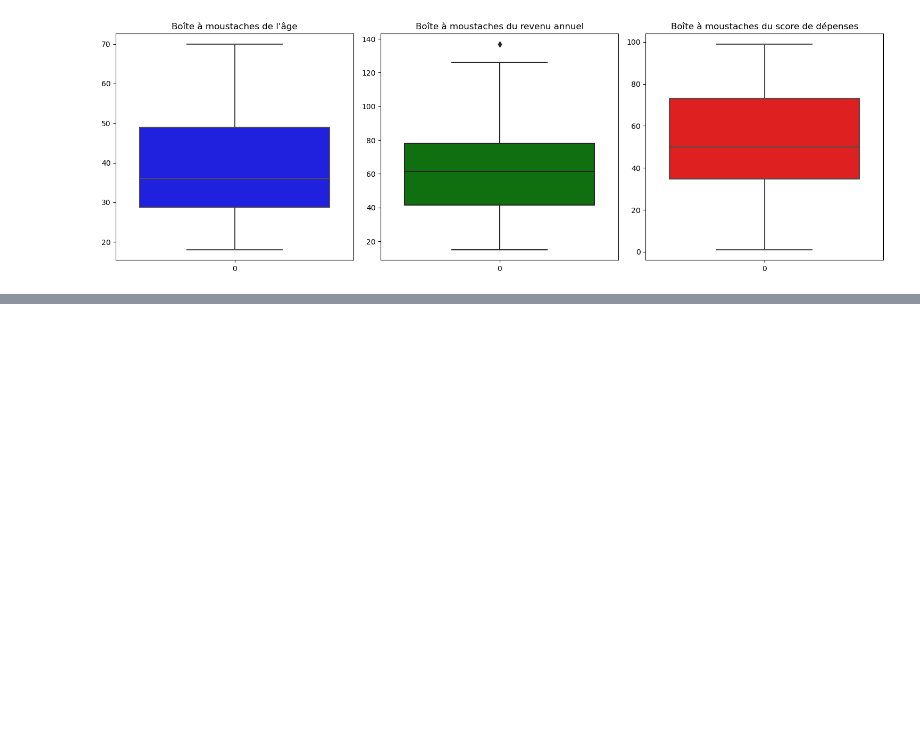
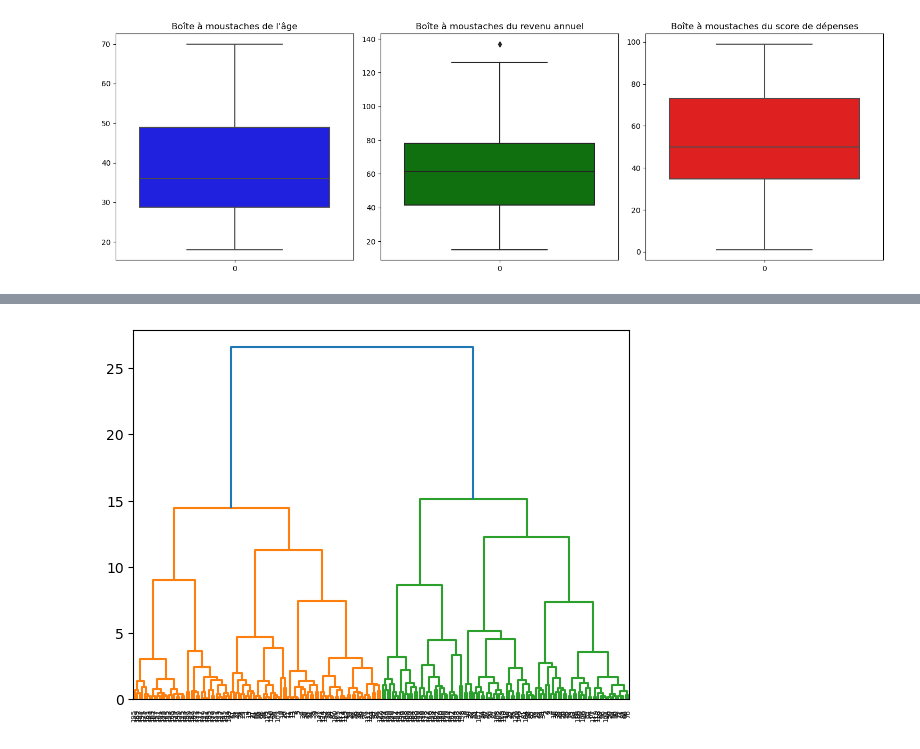
Before and after one commit to Makima225/D-tection_Fraude_Carte_Bancaire, a Jupyter notebook: projets.ipynb, the cells around one changed output, grey strips where cells are left out. Drawn from its saved outputs; the diff is of its cells as text; code cells hidden in the pictures; blank space fills up the shorter version.

```diff
--- a/projets.ipynb
+++ b/projets.ipynb
@@ -208,0 +234,2 @@ plt.show()
+# %%
+data_encoded = data_encoded.drop(["Income_Spending_Ratio","Cluster" ], axis=1)
@@ -208,0 +252,24 @@ plt.show()
+# %%
+ # Utilisez le clustering hiérarchique pour identifier les regroupements inhérents
+
+from scipy.cluster.hierarchy import dendrogram, linkage, fcluster
+from sklearn.preprocessing import StandardScaler
+import matplotlib.pyplot as plt
+
+
+# Normalisation des données
+scaler = StandardScaler()
+scaled_df = scaler.fit_transform(data_encoded)
+
+# Construction de la matrice de liaison (linkage matrix)
+linkage_matrix = linkage(scaled_df, method='ward')
+
+# Création du dendrogramme
+dendrogram(linkage_matrix)
+plt.show()
+
+# Découpage dynamique du dendrogramme pour identifier les clusters
+threshold = 4  # Choisissez un seuil de distance approprié
+clusters = fcluster(linkage_matrix, t=threshold, criterion='distance')
+# %% [output]
+[figure, added]
```
Also changed, not shown: parts of 12 cells of this notebook.
